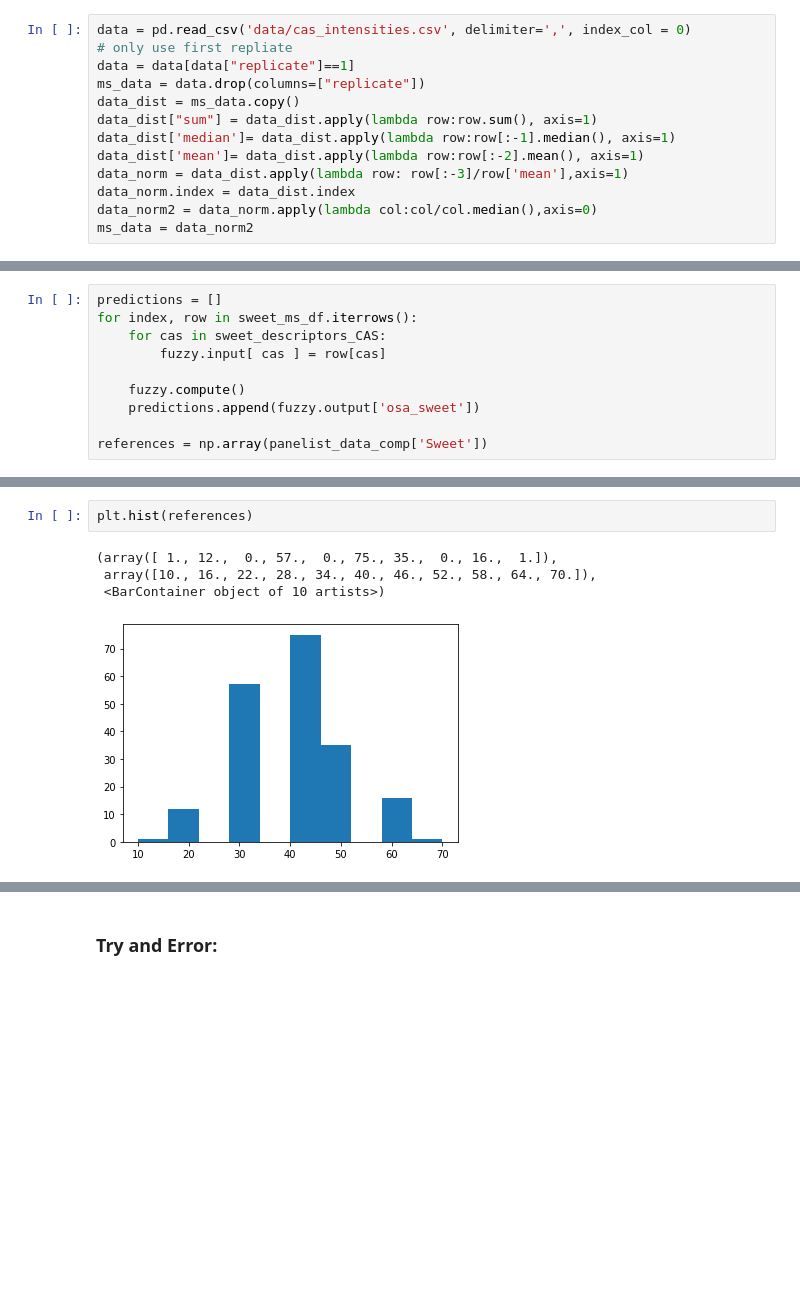
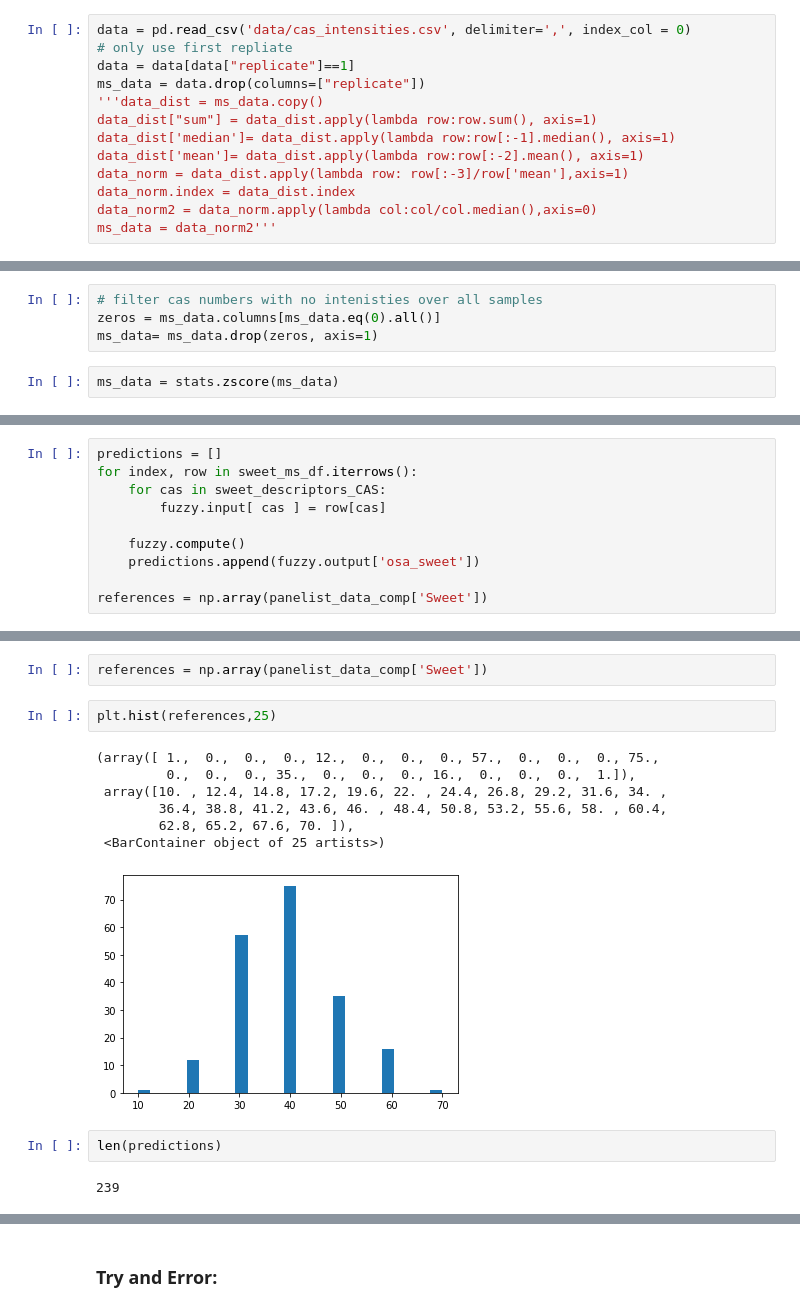
Before and after one commit to rengesf/flavorpred, a Jupyter notebook: FuzzySweet.ipynb, the cells around one changed output, grey strips where cells are left out. Drawn from its saved outputs; the diff is of its cells as text; blank space fills up the shorter version.

Commit message:
tried fuzzy approach with signifcant numbers

```diff
--- a/FuzzySweet.ipynb
+++ b/FuzzySweet.ipynb
@@ -13,11 +12,11 @@ data = pd.read_csv('data/cas_intensities.csv', delimiter=',', index_col = 0)
 # only use first repliate
 data = data[data["replicate"]==1]
 ms_data = data.drop(columns=["replicate"])
-data_dist = ms_data.copy()
+'''data_dist = ms_data.copy()
 data_dist["sum"] = data_dist.apply(lambda row:row.sum(), axis=1)
 data_dist['median']= data_dist.apply(lambda row:row[:-1].median(), axis=1)
 data_dist['mean']= data_dist.apply(lambda row:row[:-2].mean(), axis=1)
 data_norm = data_dist.apply(lambda row: row[:-3]/row['mean'],axis=1)
 data_norm.index = data_dist.index
 data_norm2 = data_norm.apply(lambda col:col/col.median(),axis=0)
-ms_data = data_norm2
+ms_data = data_norm2'''
@@ -51,6 +54,12 @@ Length: 732, dtype: float64
 586-62-9       3.0
 710-04-3       3.0
 Length: 732, dtype: float64
+# %%
+# filter cas numbers with no intenisties over all samples
+zeros = ms_data.columns[ms_data.eq(0).all()]
+ms_data= ms_data.drop(zeros, axis=1)
+# %%
+ms_data = stats.zscore(ms_data)
 # %%
 panelist_data_df = pd.read_table("data/vlb_data_combined.txt", delimiter=',', index_col = 1)
 panelist_data_df = panelist_data_df[panelist_data_df["panelist"]==1]
@@ -433,7 +1383,16 @@ plt.hist(predictions)
+# %%
+references = np.array(panelist_data_comp['Sweet'])
 # %%
-plt.hist(references)
+plt.hist(references,25)
 # %% [output]
-(array([ 1., 12.,  0., 57.,  0., 75., 35.,  0., 16.,  1.]),
- array([10., 16., 22., 28., 34., 40., 46., 52., 58., 64., 70.]),
- <BarContainer object of 10 artists>)
+(array([ 1.,  0.,  0.,  0., 12.,  0.,  0.,  0., 57.,  0.,  0.,  0., 75.,
+         0.,  0.,  0., 35.,  0.,  0.,  0., 16.,  0.,  0.,  0.,  1.]),
+ array([10. , 12.4, 14.8, 17.2, 19.6, 22. , 24.4, 26.8, 29.2, 31.6, 34. ,
+        36.4, 38.8, 41.2, 43.6, 46. , 48.4, 50.8, 53.2, 55.6, 58. , 60.4,
+        62.8, 65.2, 67.6, 70. ]),
+ <BarContainer object of 25 artists>)
-[figure, old version]
+[figure, new version]
+# %%
+len(predictions)
+# %% [output]
+239
```
Also changed, not shown: parts of 77 cells of this notebook.
